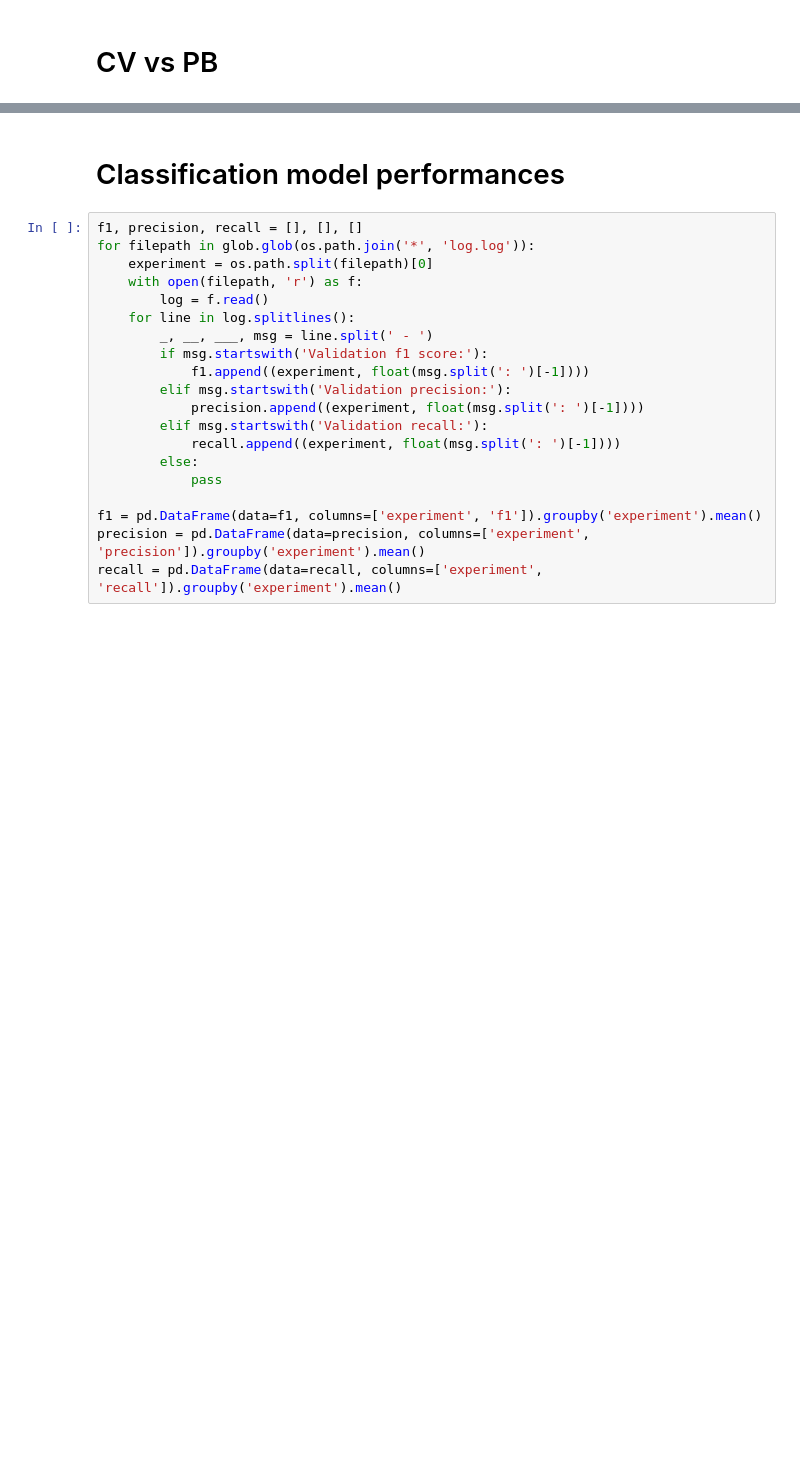
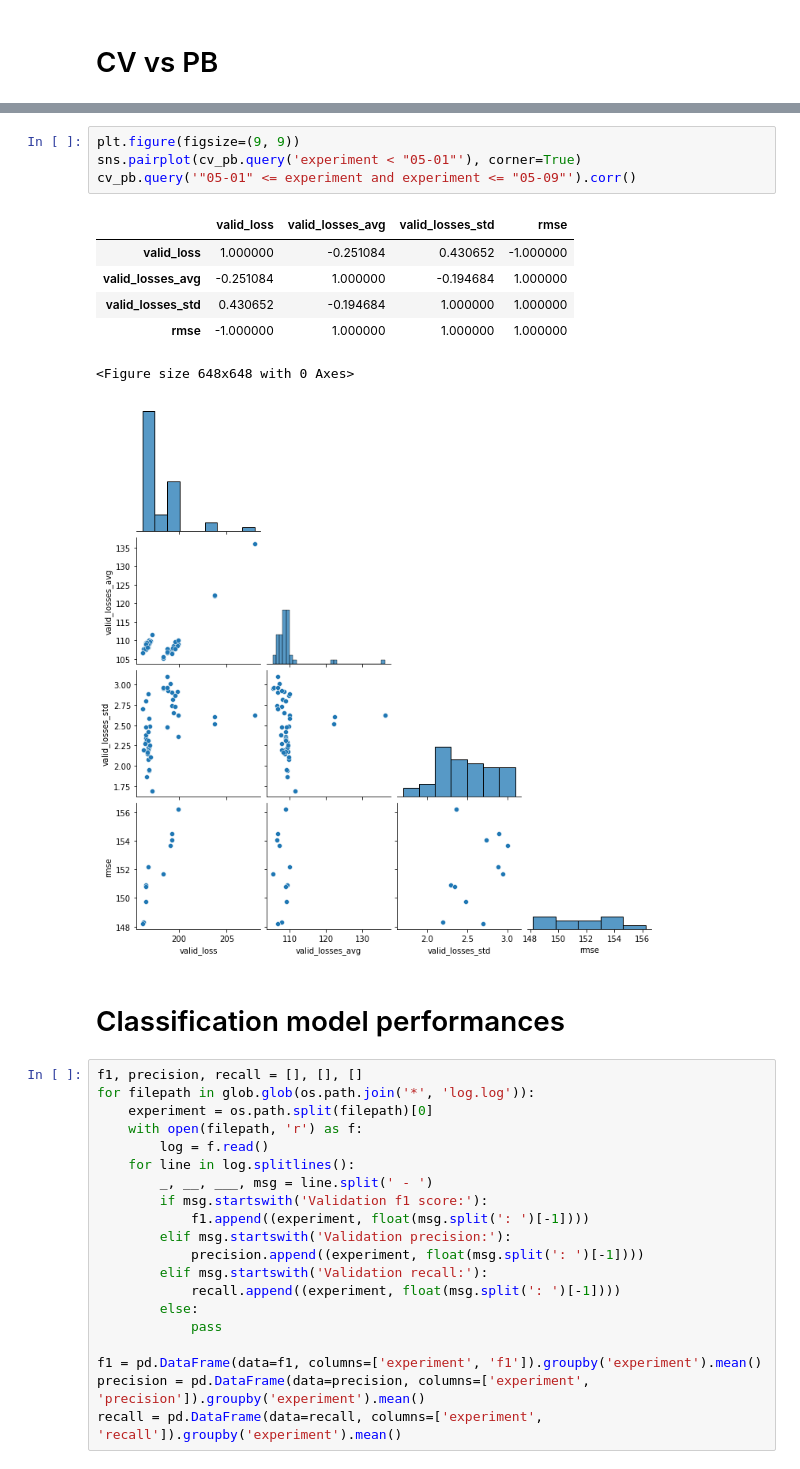
Before and after one commit to Quvotha/aiquest2021-assesment, a Jupyter notebook: experiments/cv_vs_pb.ipynb, the cells around one changed output, grey strips where cells are left out. Cells and saved outputs as stored; diff of their text form; blank space fills up the shorter version.

```diff
--- a/experiments/cv_vs_pb.ipynb
+++ b/experiments/cv_vs_pb.ipynb
@@ -119,3 +119,15 @@ cv_pb.query('experiment < "05-01" or experiment > "05-09"').corr()
+# %%
+plt.figure(figsize=(9, 9))
+sns.pairplot(cv_pb.query('experiment < "05-01"'), corner=True)
+cv_pb.query('"05-01" <= experiment and experiment <= "05-09"').corr()
+# %% [output]
+|  | valid_loss | valid_losses_avg | valid_losses_std | rmse |
+| valid_loss | 1.000000 | -0.251084 | 0.430652 | -1.000000 |
+| valid_losses_avg | -0.251084 | 1.000000 | -0.194684 | 1.000000 |
+| valid_losses_std | 0.430652 | -0.194684 | 1.000000 | 1.000000 |
+| rmse | -1.000000 | 1.000000 | 1.000000 | 1.000000 |
+<Figure size 648x648 with 0 Axes>
+[figure, added]
 # %% [markdown]
 # Classification model performances
 # %%
```
Also changed, not shown: parts of 10 cells of this notebook, 2 other files.
